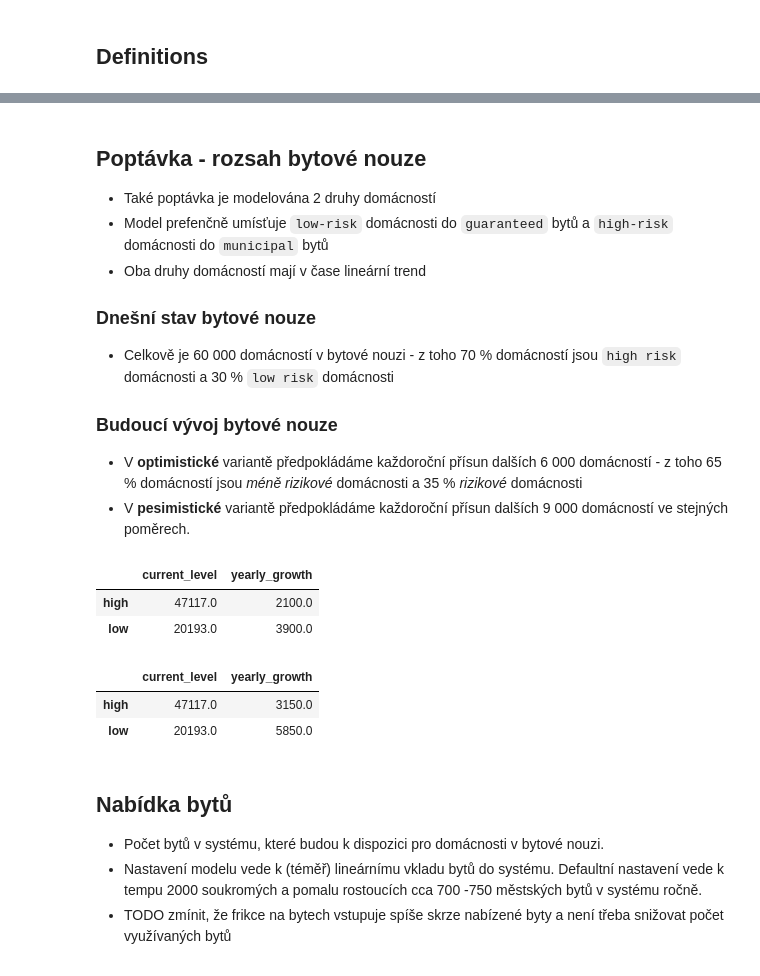
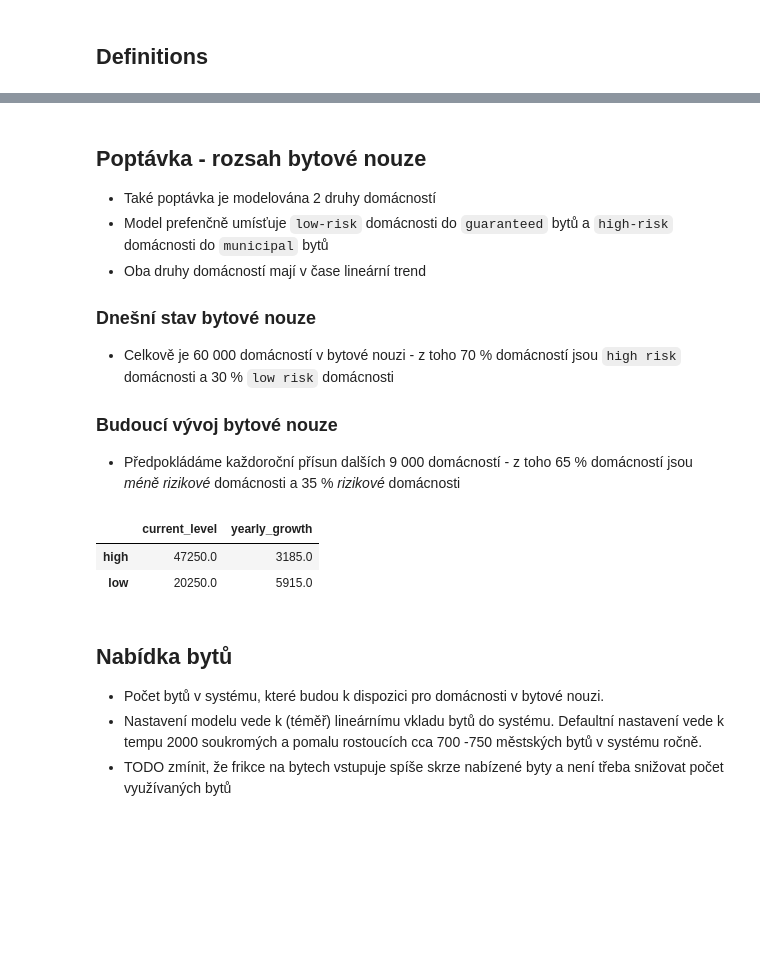
Before and after one commit to vitekzkytek/SocialHousingModel, a Jupyter notebook: model.ipynb, the cells around one changed output, grey strips where cells are left out. Drawn from its saved outputs; the diff is of its cells as text; code cells hidden in the pictures; blank space fills up the shorter version.

```diff
--- a/model.ipynb
+++ b/model.ipynb
@@ -73,40 +73,25 @@ years = np.arange(15)
 * Celkově je 60 000 domácností v bytové nouzi - z toho 70 % domácností jsou  `high risk` domácnosti a  30 % `low risk` domácnosti
 
 ### Budoucí vývoj bytové nouze
-* V **optimistické** variantě předpokládáme každoroční přísun dalších 6 000 domácností - z toho 65 % domácností jsou  *méně rizikové* domácnosti a  35 % *rizikové* domácnosti
-* V **pesimistické** variantě předpokládáme každoroční přísun dalších 9 000 domácností ve stejných poměrech.
+* Předpokládáme každoroční přísun dalších 9 000 domácností - z toho 65 % domácností jsou  *méně rizikové* domácnosti a  35 % *rizikové* domácnosti
 # %%
-current_level = 67310
-yearly_growth_optimistic = 6000 #3000
-
+current_level = 67500
 high_current = .7
 high_yearly = .35
+household_size = 2.28
+yearly_growth = 9100
 
-hhs_inflow_optimistic = pd.Series({
+hhs_inflow = pd.Series({
     ('low','current_level'): (1 - high_current) * current_level,
-    ('low','yearly_growth'): (1 - high_yearly) * yearly_growth_optimistic,
+    ('low','yearly_growth'): (1 - high_yearly) * yearly_growth,
     ('high','current_level'): high_current * current_level,
-    ('high','yearly_growth'): high_yearly * yearly_growth_optimistic,
+    ('high','yearly_growth'): high_yearly * yearly_growth,
 }).unstack()
-hhs_inflow_optimistic
+hhs_inflow
 # %% [output]
 |  | current_level | yearly_growth |
-| high | 47117.0 | 2100.0 |
-| low | 20193.0 | 3900.0 |
+| high | 47250.0 | 3185.0 |
+| low | 20250.0 | 5915.0 |
-# %%
-yearly_growth_pesimistic = 9000 #6000
-
-hhs_inflow_pesimistic = pd.Series({
-    ('low','current_level'): (1 - high_current) * current_level,
-    ('low','yearly_growth'): (1 - high_yearly) * yearly_growth_pesimistic,
-    ('high','current_level'): high_current * current_level,
-    ('high','yearly_growth'): high_yearly * yearly_growth_pesimistic,
-}).unstack()
-hhs_inflow_pesimistic
-# %% [output]
-|  | current_level | yearly_growth |
-| high | 47117.0 | 3150.0 |
-| low | 20193.0 | 5850.0 |
 # %% [markdown]
 ## Nabídka bytů
 
```
Also changed, not shown: parts of 109 cells of this notebook, 2 other files.
